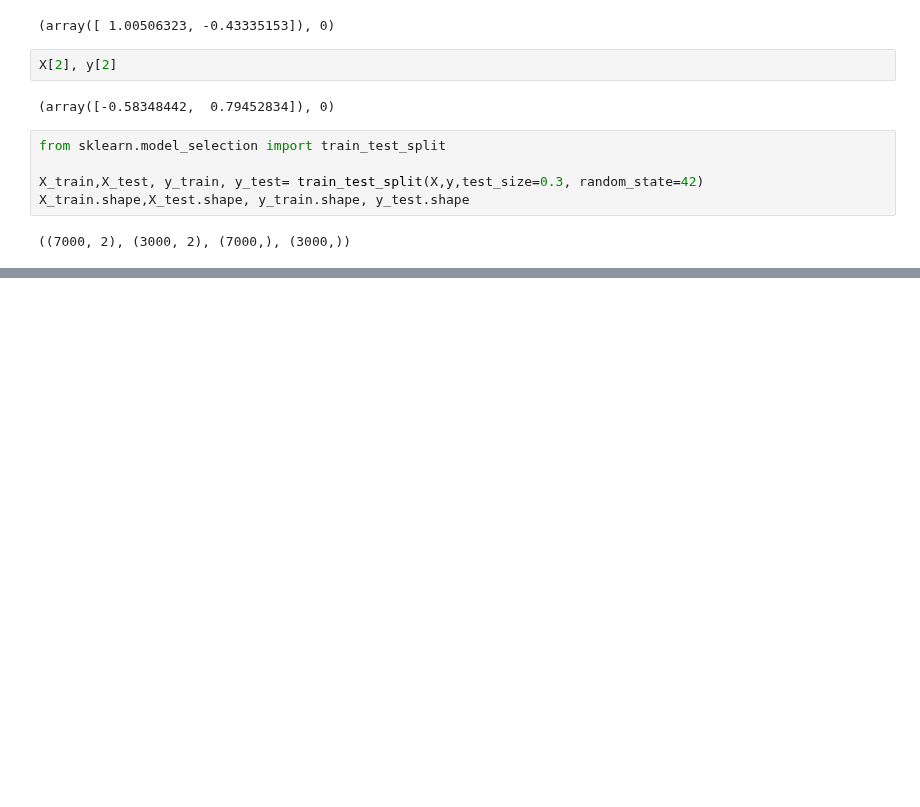
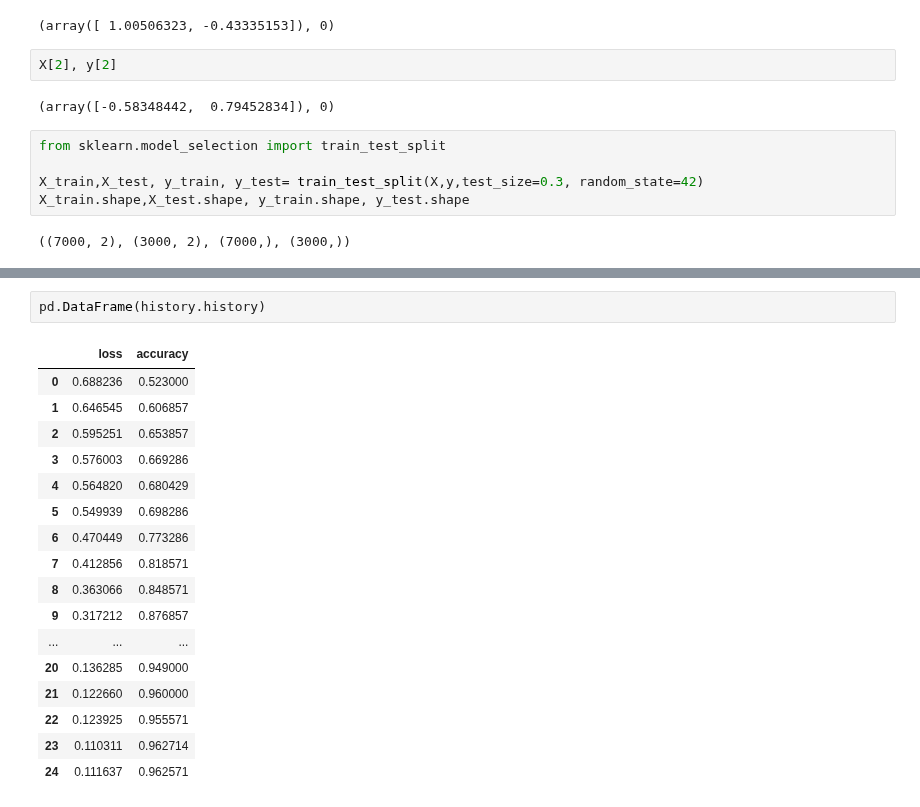
Before and after one commit to arghanath007/Data-Science, a Jupyter notebook: Deep Learning/Neural Network/Classification Problem/Neural_Network_Classification_problem.ipynb, the cells around one changed output, grey strips where cells are left out. Saved outputs shown, nothing was run; the diff lists cells and outputs as text; blank space fills up the shorter version.

```diff
--- a/Deep Learning/Neural Network/Classification Problem/Neural_Network_Classification_problem.ipynb
+++ b/Deep Learning/Neural Network/Classification Problem/Neural_Network_Classification_problem.ipynb
@@ -124,0 +255,20 @@ model.evaluate(X_test,y_test)
+# %%
+pd.DataFrame(history.history)
+# %% [output]
+|  | loss | accuracy |
+| 0 | 0.688236 | 0.523000 |
+| 1 | 0.646545 | 0.606857 |
+| 2 | 0.595251 | 0.653857 |
+| 3 | 0.576003 | 0.669286 |
+| 4 | 0.564820 | 0.680429 |
+| 5 | 0.549939 | 0.698286 |
+| 6 | 0.470449 | 0.773286 |
+| 7 | 0.412856 | 0.818571 |
+| 8 | 0.363066 | 0.848571 |
+| 9 | 0.317212 | 0.876857 |
+| ... | ... | ... |
+| 20 | 0.136285 | 0.949000 |
+| 21 | 0.122660 | 0.960000 |
+| 22 | 0.123925 | 0.955571 |
+| 23 | 0.110311 | 0.962714 |
+| 24 | 0.111637 | 0.962571 |
```
Also changed, not shown: parts of 23 cells of this notebook.
